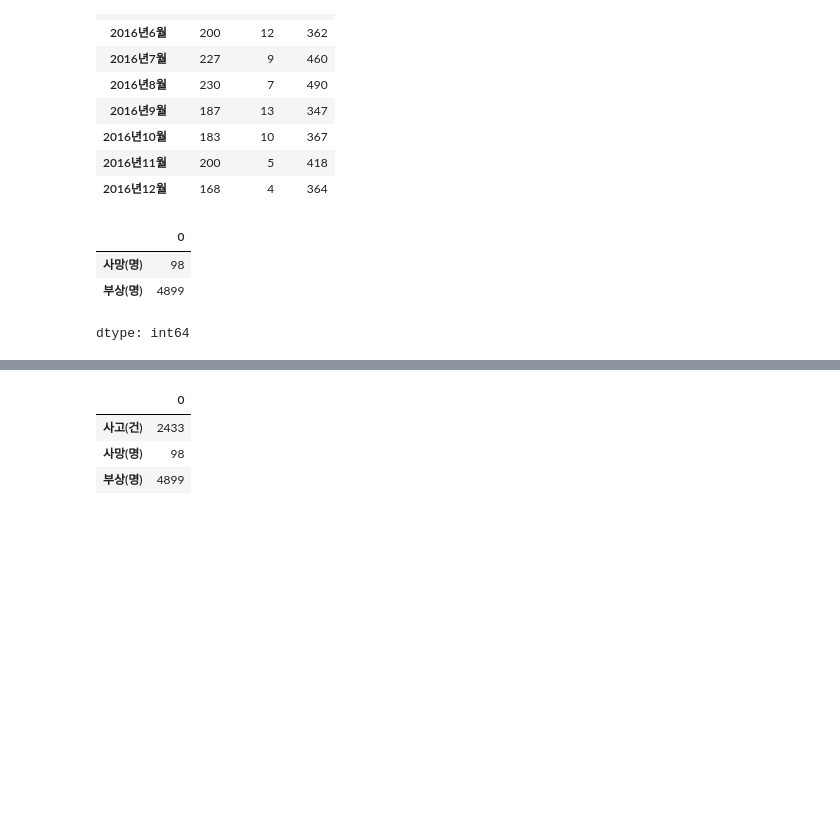
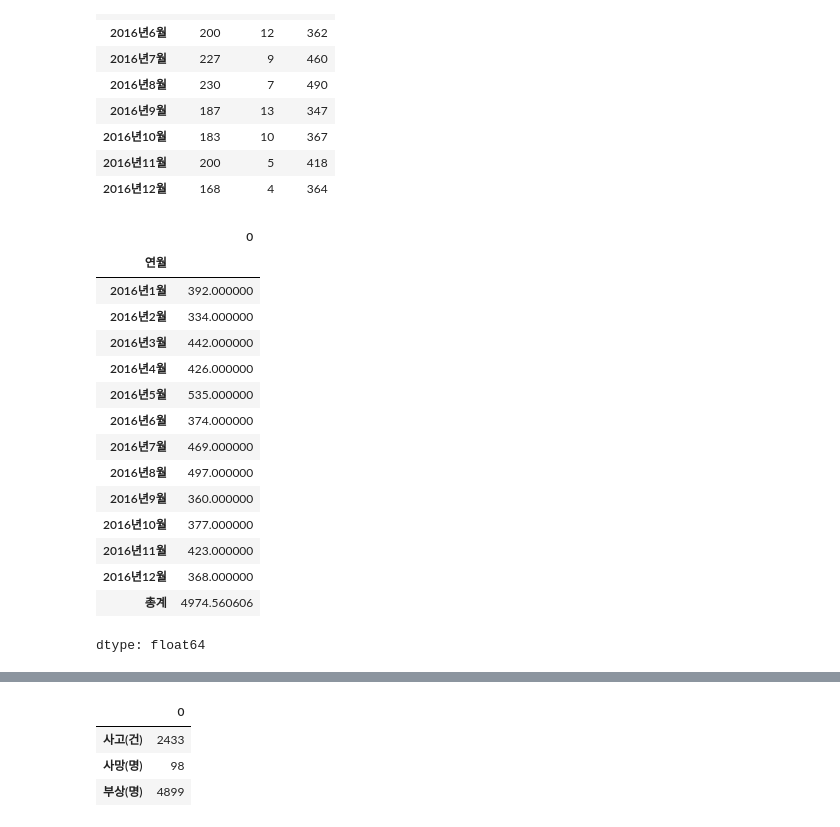
Before and after one commit to lie-42/2025-1-myclass-BDA, a Jupyter notebook: inclass/03w_B_wed_0319_dataframe_application.ipynb, the cells around one changed output, grey strips where cells are left out. Drawn from its saved outputs; the diff is of its cells as text; code cells hidden in the pictures; blank space fills up the shorter version.

```diff
--- a/inclass/03w_B_wed_0319_dataframe_application.ipynb
+++ b/inclass/03w_B_wed_0319_dataframe_application.ipynb
@@ -226,10 +260,22 @@ df
 | 2016년11월 | 200 | 5 | 418 |
 | 2016년12월 | 168 | 4 | 364 |
 # %%
-df[['사망(명)','부상(명)']].sum(axis=0)
+df[['사망(명)','부상(명)']].sum(axis=1)
 # %% [output]
 |  | 0 |
-| 사망(명) | 98 |
-| 부상(명) | 4899 |
+| 연월 |  |
+| 2016년1월 | 392.000000 |
+| 2016년2월 | 334.000000 |
+| 2016년3월 | 442.000000 |
+| 2016년4월 | 426.000000 |
+| 2016년5월 | 535.000000 |
+| 2016년6월 | 374.000000 |
+| 2016년7월 | 469.000000 |
+| 2016년8월 | 497.000000 |
+| 2016년9월 | 360.000000 |
+| 2016년10월 | 377.000000 |
+| 2016년11월 | 423.000000 |
+| 2016년12월 | 368.000000 |
+| 총계 | 4974.560606 |
-dtype: int64
+dtype: float64
 # %%
```
Also changed, not shown: parts of 95 cells of this notebook.
